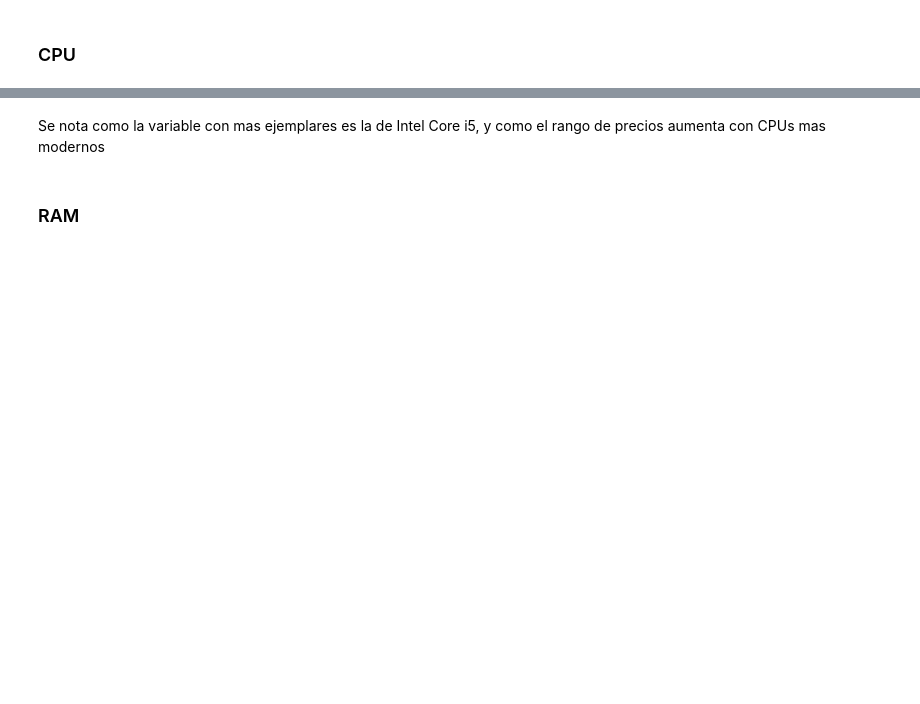
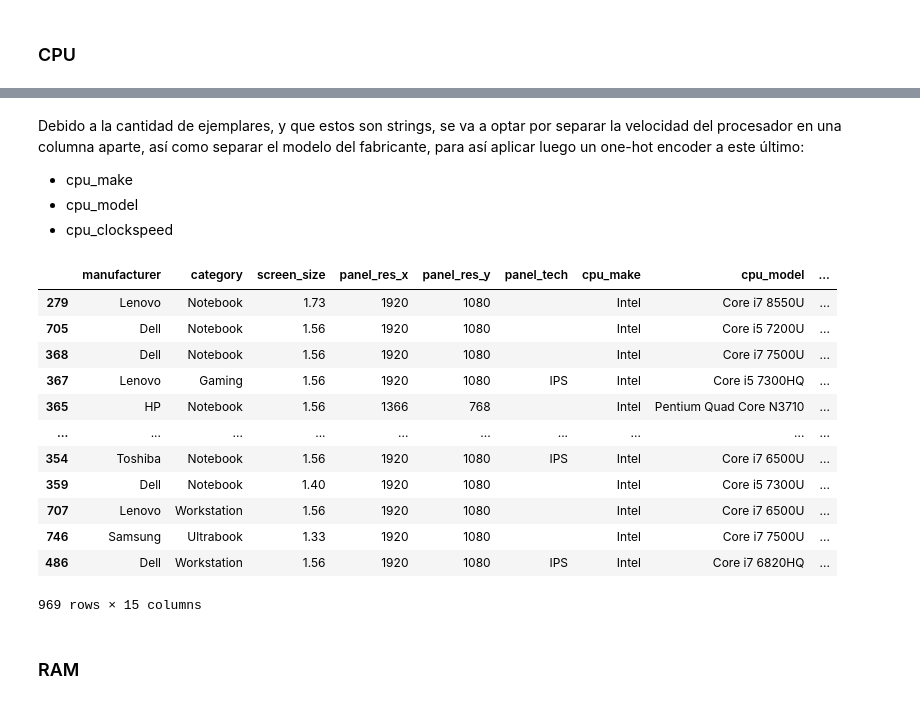
Before and after one commit to BonafedeMarco/UCSE-ML-TP1-2024, a Jupyter notebook: tp1_ML.ipynb, the cells around one changed output, grey strips where cells are left out. Drawn from its saved outputs; the diff is of its cells as text; code cells hidden in the pictures; blank space fills up the shorter version.

Commit message:
Acomodadas las columnas de cpu

```diff
--- a/tp1_ML.ipynb
+++ b/tp1_ML.ipynb
@@ -235,5 +422,53 @@ px.histogram(laptops_train, x="cpu", color="price_range", height=700)
 # %% [markdown]
-Se nota como la variable con mas ejemplares es la de Intel Core i5, y como el rango de precios aumenta con CPUs mas modernos
+Debido a la cantidad de ejemplares, y que estos son strings, se va a optar por separar la velocidad del procesador en una columna aparte, así como separar el modelo del fabricante, para así aplicar luego un one-hot encoder a este último:
+* cpu_make
+* cpu_model
+* cpu_clockspeed
+# %%
+# Creación de la columna cpu_make
+
+def obtener_marca_cpu(cpu_string):
+    return cpu_string.split()[0]
+
+laptops_train.insert(7, "cpu_make", laptops_train["cpu"].apply(obtener_marca_cpu))
+laptops_test.insert(7, "cpu_make", laptops_test["cpu"].apply(obtener_marca_cpu))
+# %%
+# Creación de la columna cpu_model
+
+def obtener_modelo_cpu(cpu_string):
+    return " ".join(cpu_string.split()[1:-1])
+
+laptops_train.insert(8, "cpu_model", laptops_train["cpu"].apply(obtener_modelo_cpu))
+laptops_test.insert(8, "cpu_model", laptops_test["cpu"].apply(obtener_modelo_cpu))
+# %%
+# Creación de la columna cpu_clockspeed
+
+def obtener_velocidad_cpu(cpu_string):
+    return float(cpu_string.split()[-1].strip('GHz '))
+
+laptops_train.insert(9, "cpu_clockspeed", laptops_train["cpu"].apply(obtener_velocidad_cpu))
+laptops_test.insert(9, "cpu_clockspeed", laptops_test["cpu"].apply(obtener_velocidad_cpu))
+# %%
+# Se elimina la columna "cpu" debido a que su información relevante ya fue transferida a las nuevas columnas
+
+laptops_train = laptops_train.drop(columns="cpu")
+laptops_test = laptops_test.drop(columns="cpu")
+# %%
+laptops_train
+# %% [output]
+|  | manufacturer | category | screen_size | panel_res_x | panel_res_y | panel_tech | cpu_make | cpu_model | ... |
+| 279 | Lenovo | Notebook | 1.73 | 1920 | 1080 |  | Intel | Core i7 8550U | ... |
+| 705 | Dell | Notebook | 1.56 | 1920 | 1080 |  | Intel | Core i5 7200U | ... |
+| 368 | Dell | Notebook | 1.56 | 1920 | 1080 |  | Intel | Core i7 7500U | ... |
+| 367 | Lenovo | Gaming | 1.56 | 1920 | 1080 | IPS | Intel | Core i5 7300HQ | ... |
+| 365 | HP | Notebook | 1.56 | 1366 | 768 |  | Intel | Pentium Quad Core N3710 | ... |
+| ... | ... | ... | ... | ... | ... | ... | ... | ... | ... |
+| 354 | Toshiba | Notebook | 1.56 | 1920 | 1080 | IPS | Intel | Core i7 6500U | ... |
+| 359 | Dell | Notebook | 1.40 | 1920 | 1080 |  | Intel | Core i5 7300U | ... |
+| 707 | Lenovo | Workstation | 1.56 | 1920 | 1080 |  | Intel | Core i7 6500U | ... |
+| 746 | Samsung | Ultrabook | 1.33 | 1920 | 1080 |  | Intel | Core i7 7500U | ... |
+| 486 | Dell | Workstation | 1.56 | 1920 | 1080 | IPS | Intel | Core i7 6820HQ | ... |
+969 rows × 15 columns
 # %% [markdown]
 ### RAM
 # %%
```
Also changed, not shown: parts of 42 cells of this notebook.
